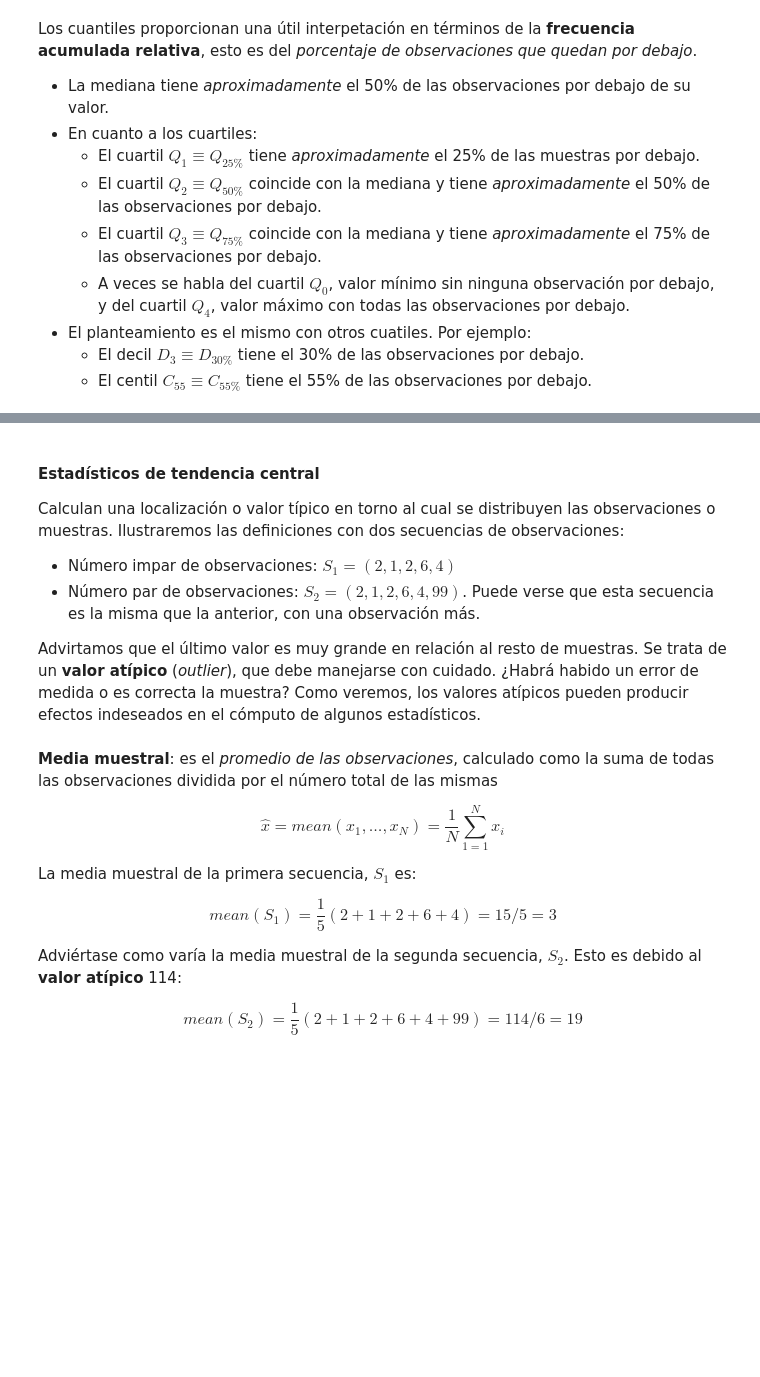
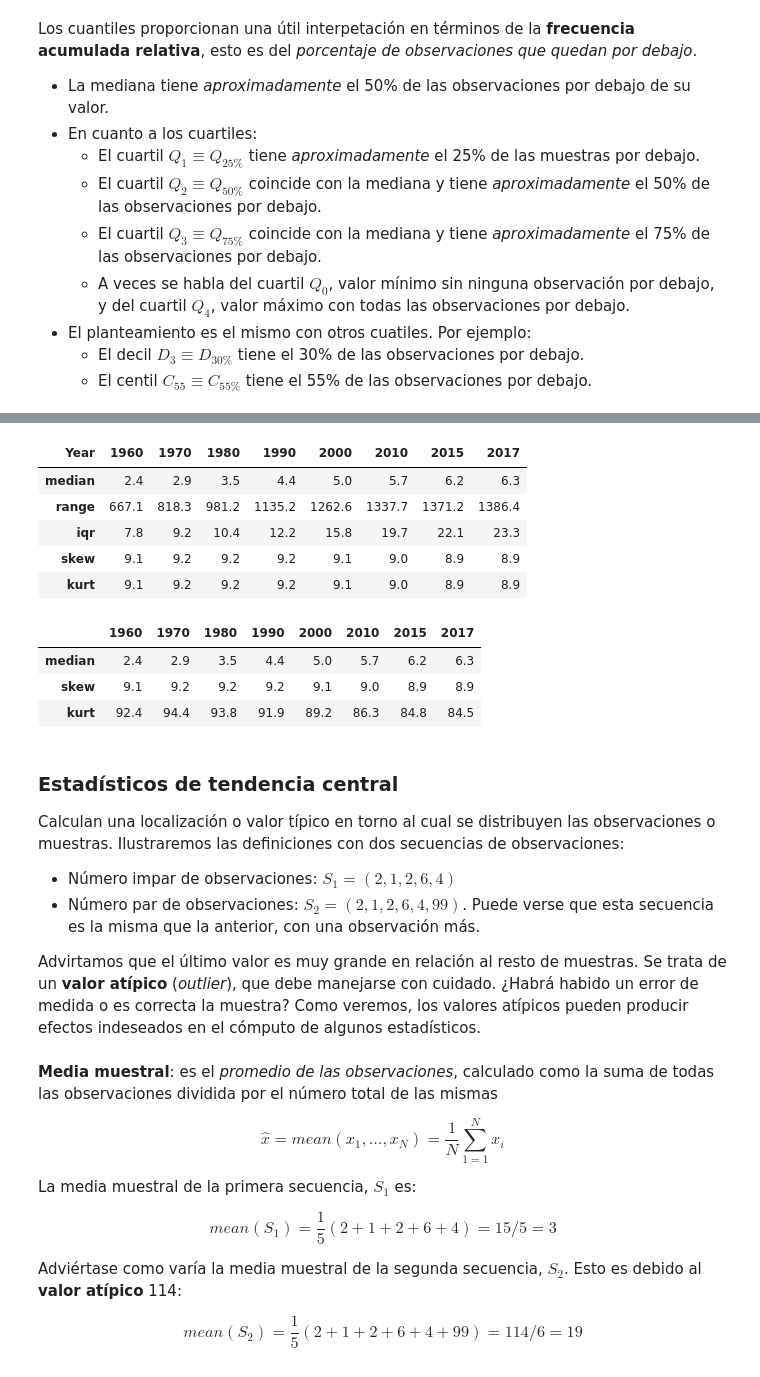
Before and after one commit to jruizalz/EPE-ULPGC, a Jupyter notebook: Bloque_1/1.AnalisisExploratorioDatos.ipynb, the cells around one changed output, grey strips where cells are left out. Cells and saved outputs as stored; diff of their text form; code cells hidden in the pictures; blank space fills up the shorter version.

Commit message:
actualizar I.1 estadísticos descriptivos

```diff
--- a/Bloque_1/1.AnalisisExploratorioDatos.ipynb
+++ b/Bloque_1/1.AnalisisExploratorioDatos.ipynb
@@ -572,5 +692,25 @@ Los cuantiles proporcionan una útil interpetación en términos de la **frecuen
+# %%
+pd.DataFrame({'median':popul_countries.median(),
+              'range': popul_countries.max() - popul_countries.min(),
+              'iqr':popul_countries.quantile(0.75) - popul_countries.quantile(0.25),
+              'skew': popul_countries.skew(),
+              'kurt': popul_countries.skew()}).T[selected_years_idx]
+# %% [output]
+| Year | 1960 | 1970 | 1980 | 1990 | 2000 | 2010 | 2015 | 2017 |
+| median | 2.4 | 2.9 | 3.5 | 4.4 | 5.0 | 5.7 | 6.2 | 6.3 |
+| range | 667.1 | 818.3 | 981.2 | 1135.2 | 1262.6 | 1337.7 | 1371.2 | 1386.4 |
+| iqr | 7.8 | 9.2 | 10.4 | 12.2 | 15.8 | 19.7 | 22.1 | 23.3 |
+| skew | 9.1 | 9.2 | 9.2 | 9.2 | 9.1 | 9.0 | 8.9 | 8.9 |
+| kurt | 9.1 | 9.2 | 9.2 | 9.2 | 9.1 | 9.0 | 8.9 | 8.9 |
+# %%
+popul_countries.agg(['median','skew','kurt'])[selected_years_idx]
+# %% [output]
+|  | 1960 | 1970 | 1980 | 1990 | 2000 | 2010 | 2015 | 2017 |
+| median | 2.4 | 2.9 | 3.5 | 4.4 | 5.0 | 5.7 | 6.2 | 6.3 |
+| skew | 9.1 | 9.2 | 9.2 | 9.2 | 9.1 | 9.0 | 8.9 | 8.9 |
+| kurt | 92.4 | 94.4 | 93.8 | 91.9 | 89.2 | 86.3 | 84.8 | 84.5 |
 # %% [markdown]
-#### Estadísticos de tendencia central
+### Estadísticos de tendencia central
 
 Calculan una localización o valor típico en torno al cual se distribuyen las observaciones o muestras. Ilustraremos las definiciones con dos secuencias de observaciones:
 
```
Also changed, not shown: parts of 32 cells of this notebook, 1 other file.
